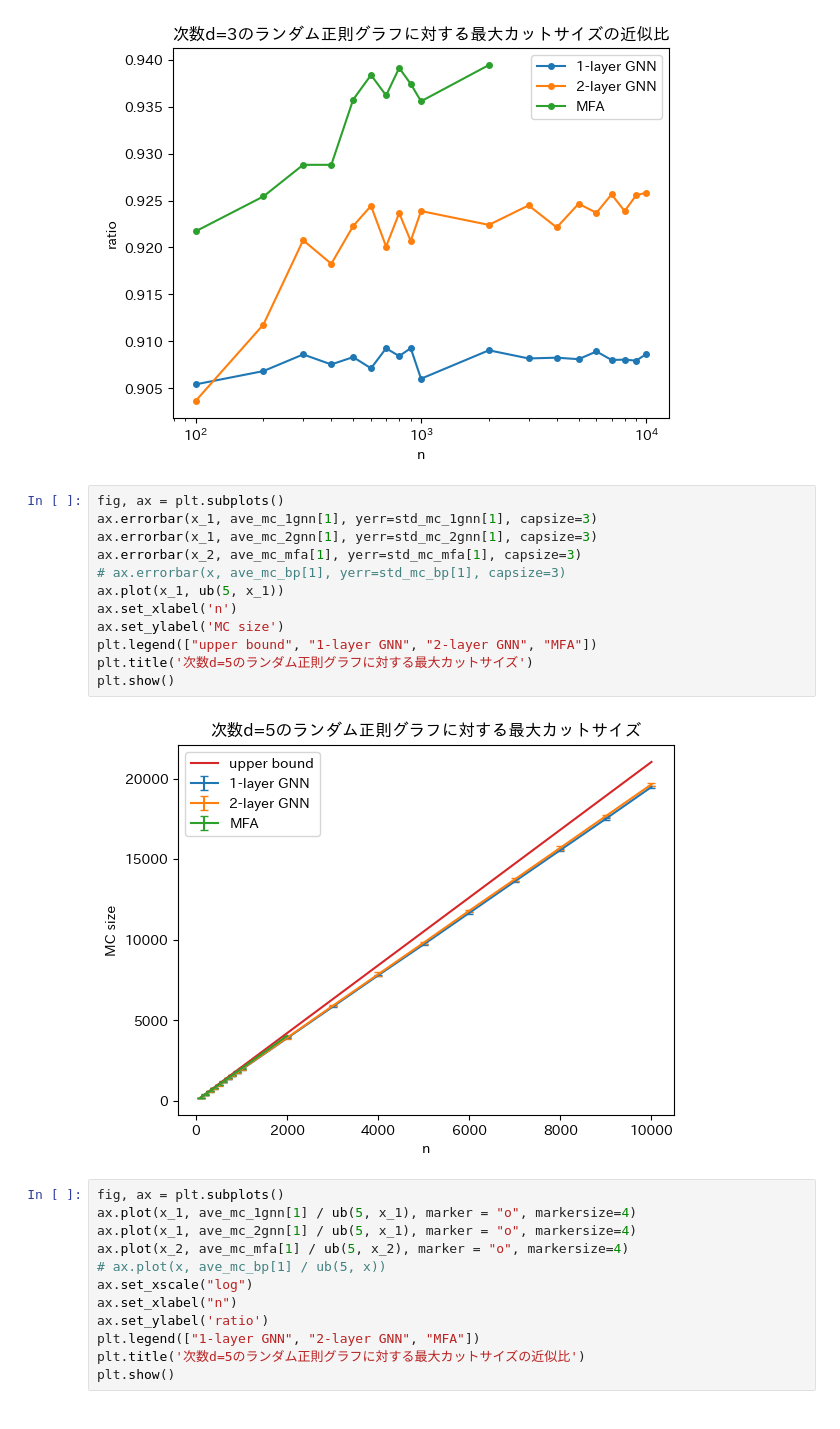
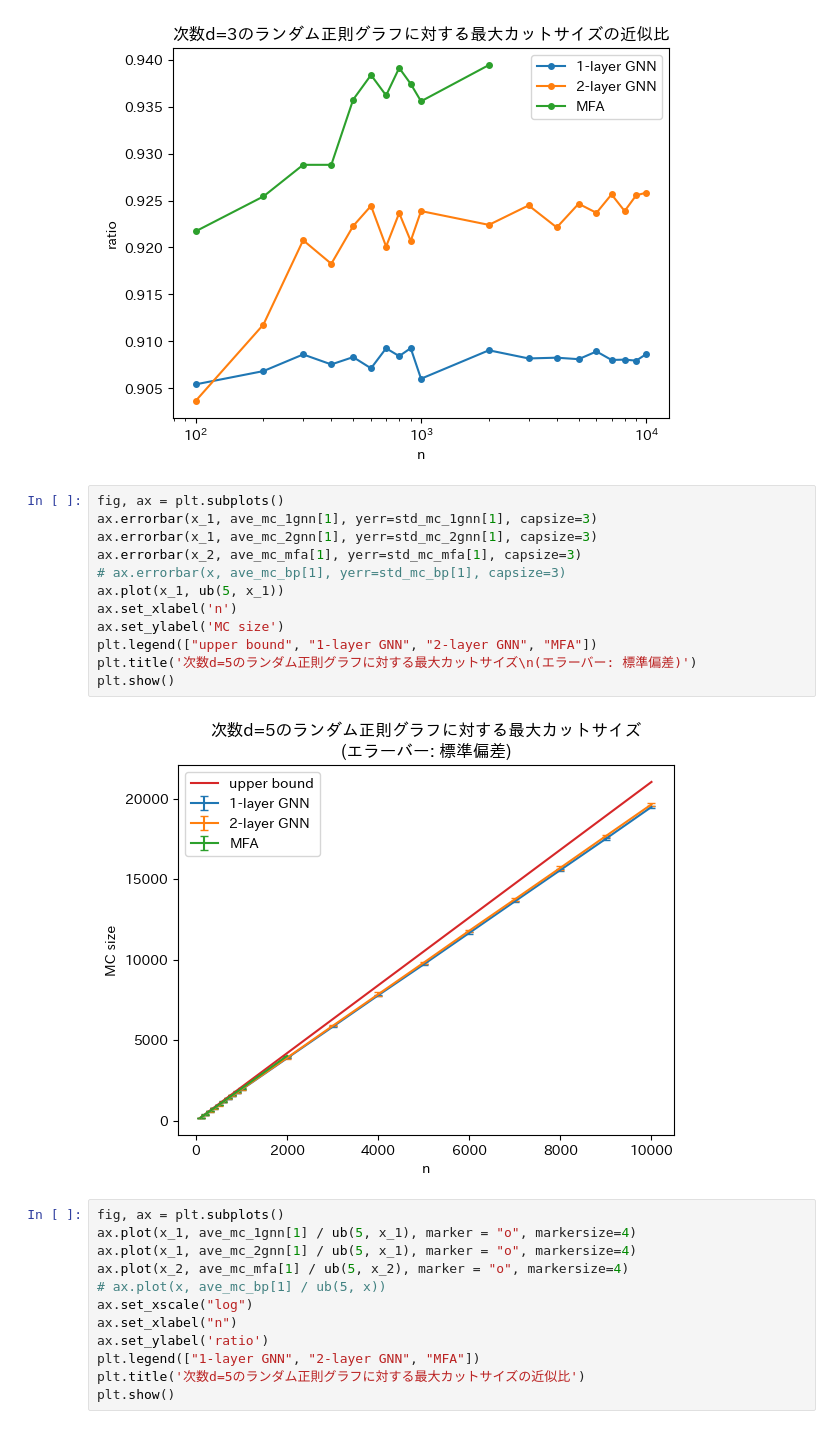
Before and after one commit to tatsumasaogawa/physics-inspired-graph-neural-networks, a Jupyter notebook: sotsuron/analysis/analysis.ipynb, the cells around one changed output. Saved outputs shown, nothing was run; the diff lists cells and outputs as text.

```diff
--- a/sotsuron/analysis/analysis.ipynb
+++ b/sotsuron/analysis/analysis.ipynb
@@ -457,17 +457,17 @@ plt.show()
 # %%
 fig, ax = plt.subplots()
 ax.errorbar(x_1, ave_mc_1gnn[1], yerr=std_mc_1gnn[1], capsize=3)
 ax.errorbar(x_1, ave_mc_2gnn[1], yerr=std_mc_2gnn[1], capsize=3)
 ax.errorbar(x_2, ave_mc_mfa[1], yerr=std_mc_mfa[1], capsize=3)
 # ax.errorbar(x, ave_mc_bp[1], yerr=std_mc_bp[1], capsize=3)
 ax.plot(x_1, ub(5, x_1))
 ax.set_xlabel('n')
 ax.set_ylabel('MC size')
 plt.legend(["upper bound", "1-layer GNN", "2-layer GNN", "MFA"])
-plt.title('次数d=5のランダム正則グラフに対する最大カットサイズ')
+plt.title('次数d=5のランダム正則グラフに対する最大カットサイズ\n(エラーバー: 標準偏差)')
 plt.show()
 # %% [output]
-[figure, old version]
+[figure, new version]
 # %%
 fig, ax = plt.subplots()
 ax.plot(x_1, ave_mc_1gnn[1] / ub(5, x_1), marker = "o", markersize=4)
```
Also changed, not shown: parts of 3 cells of this notebook.
